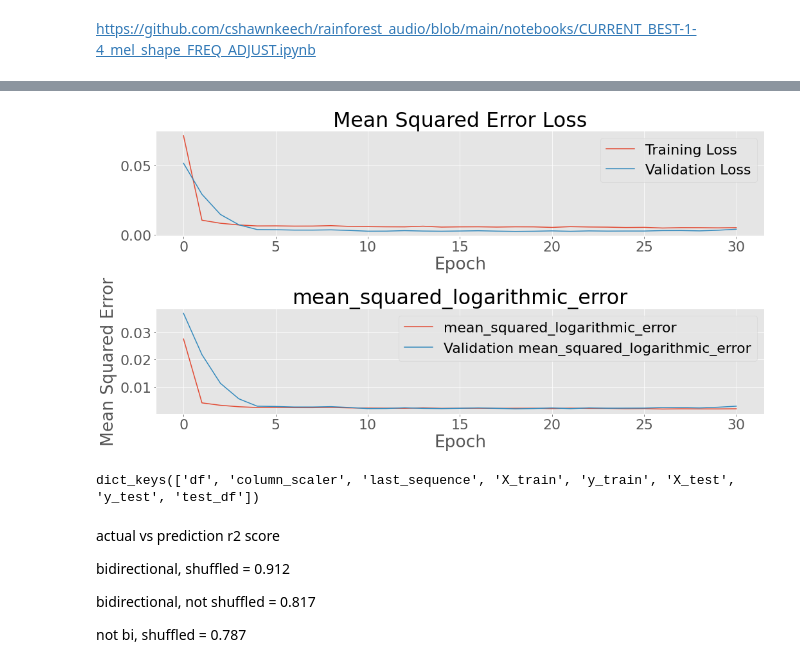
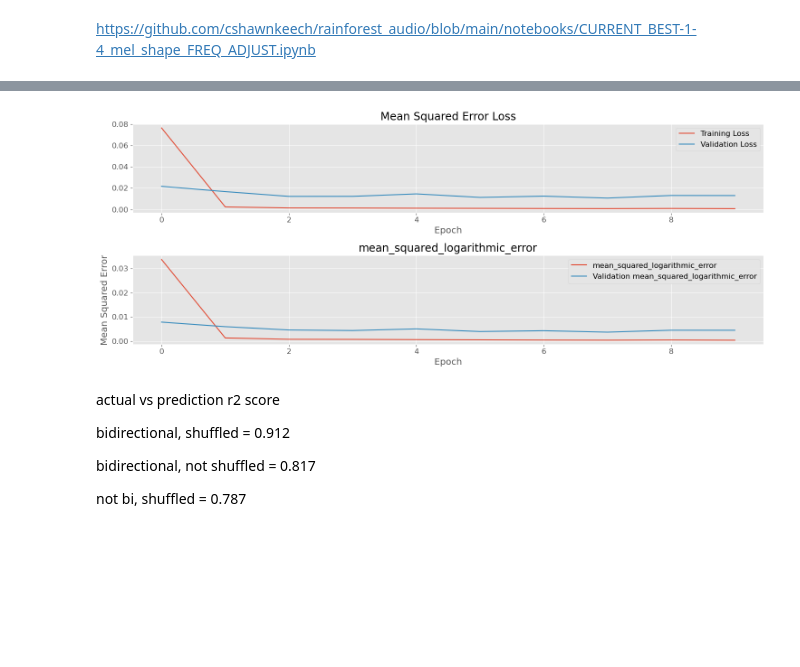
Before and after one commit to seantanken/GalvanizeRepo, a Jupyter notebook: stock_analyzer/neural_network_analysis.ipynb, the cells around one changed output, grey strips where cells are left out. Cells and saved outputs as stored; diff of their text form; code cells hidden in the pictures; blank space fills up the shorter version.

```diff
--- a/stock_analyzer/neural_network_analysis.ipynb
+++ b/stock_analyzer/neural_network_analysis.ipynb
@@ -167,8 +168,10 @@ data_df, holdout_df = get_holdout(prepped_stock_df)
 #week_start_lst = ['2021-05-10', '2021-05-17', '2021-05-24', '2021-05-31', '2021-06-7', '2021-06-14', '2021-06-21']
 #week_start_lst = ['2021-06-21']
 #min_max_df = convert_week_to_min_max(week_start_lst)
+#['AMZN_vol', 'AMZN_pct_change', 'AMZN_rolling_close', 'GOOG_vol', 'GOOG_pct_change', 'GOOG_rolling_close', 'AAPL_vol', 'AAPL_pct_change', 'AAPL_rolling_close']
+
 columns = ['AMZN_vol', 'AMZN_pct_change', 'AMZN_rolling_close', 'GOOG_vol', 'GOOG_pct_change', 'GOOG_rolling_close', 'AAPL_vol', 'AAPL_pct_change', 'AAPL_rolling_close']
 df, result = scale_df(data_df, columns=columns)
 result, sequence_data = get_predict_and_past_steps(df, result, past_steps=40, predict_steps=1, pred_col='AMZN_rolling_close', columns=columns)
-result = Xy_split(df, result, sequence_data, shuffle=False)
+result = Xy_split(df, result, sequence_data, shuffle=True)
 data = test_train_split(result, columns=columns)
@@ -184,7 +192,7 @@ https://towardsdatascience.com/predicting-stock-prices-using-a-keras-lstm-model-
 https://www.datacamp.com/community/tutorials/lstm-python-stock-market (future inspiration)
 # %%
 def create_model(sequence_length, n_features, units=256, cell=LSTM, n_layers=5, dropout=0.2,
-                loss='mean_squared_error', optimizer='Adamax', metrics='mean_squared_logarithmic_error', bidirectional=False):
+                loss='mean_squared_error', optimizer='Adamax', metrics='mean_squared_logarithmic_error', bidirectional=True):
     model = Sequential()
     for i in range(n_layers):
         if i == 0:
@@ -220,7 +224,7 @@ data['X_test'].shape
 (193, 40, 9)
 # %%
 metric='mean_squared_logarithmic_error'
-model = create_model(data['X_train'].shape[1], data['X_train'].shape[2], metrics=metric, bidirectional=False)
+model = create_model(data['X_train'].shape[1], data['X_train'].shape[2], metrics=metric, bidirectional=True)
 # %% [markdown]
 SGD: good for loss/error, bad for prediction, adam: opposite of SGD, Adamax: decent for both, Adagrad: same as adam, a bit worse, Adadelta: same as Adagrad, maybe a bit worse, rmsprop: great error, bad prediction, Nadam: same as before, rmsprop, bit worse error
 
@@ -244,12 +236,14 @@ bidirectional: ?
 # %% [markdown]
 https://github.com/cshawnkeech/rainforest_audio/blob/main/notebooks/CURRENT_BEST-1-4_mel_shape_FREQ_ADJUST.ipynb
 # %%
+%%time
+
 history = model.fit(
     x = data['X_train'],
     y = data['y_train'],
     batch_size = 32,
     validation_data = (data['X_test'], data['y_test']),
-    epochs = 100,
+    epochs = 10,
     callbacks = tf.keras.callbacks.EarlyStopping(monitor=metric,
                                                  verbose=1,
                                                  patience=4,
@@ -289,28 +271,24 @@ INFO:tensorflow:Assets written to: C:/Users/seant/stock_analyzer\assets
 # %%
 metrics = history.history
-plt.rcParams.update({'font.size': 22})
-fig, axes = plt.subplots(2, figsize=(15, 8))
+plt.rcParams.update({'font.size': 12})
+fig, axes = plt.subplots(2, figsize=(15, 6))
 axes[0].set_title('Mean Squared Error Loss')
 axes[0].plot(history.epoch, metrics['loss'], metrics['val_loss'])
 axes[0].legend(['Training Loss', 'Validation Loss'])
 axes[0].set_xlabel('Epoch')
 
 axes[1].set_title(metric)
 axes[1].plot(history.epoch, metrics[metric], metrics['val_'+metric])
 axes[1].legend([metric, 'Validation '+metric])
 axes[1].set_xlabel('Epoch')
 axes[1].set_ylabel('Mean Squared Error')
 
 fig.tight_layout()
 plt.show()
 # %% [output]
-[figure, old version]
+[figure, new version]
 # %%
 prediction = model.predict(holdout['X_test'])
-# %%
-result.keys()
-# %% [output]
-dict_keys(['df', 'column_scaler', 'last_sequence', 'X_train', 'y_train', 'X_test', 'y_test', 'test_df'])
 # %% [markdown]
 actual vs prediction r2 score
 
```
Also changed, not shown: parts of 17 cells of this notebook, 15 other files.
